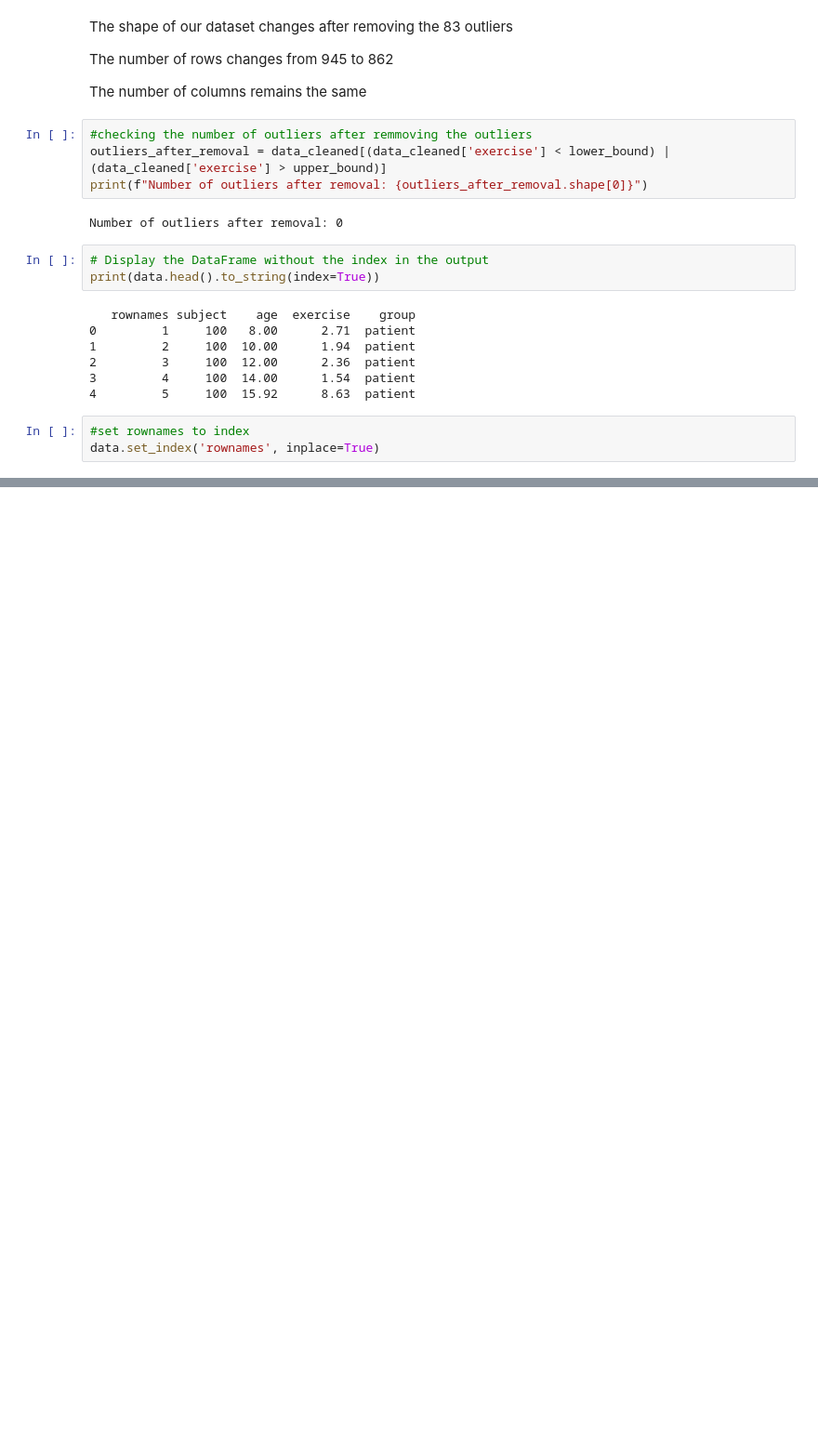
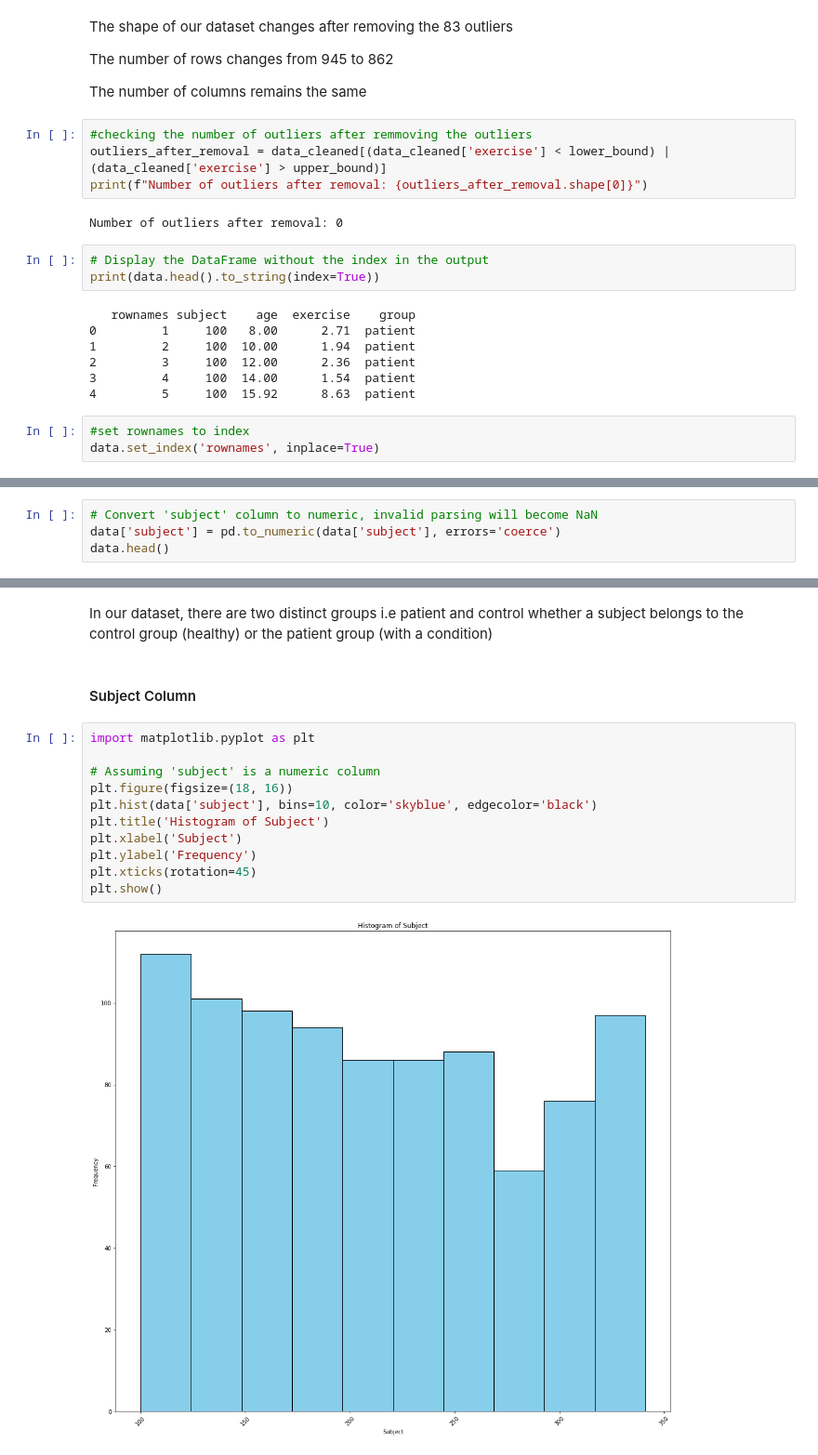
Before and after one commit to CessNgunjiri/Project, a Jupyter notebook: cecilia.ipynb, the cells around one changed output, grey strips where cells are left out. Shown at 93% size. Drawn from its saved outputs; the diff is of its cells as text; blank space fills up the shorter version.

```diff
--- a/cecilia.ipynb
+++ b/cecilia.ipynb
@@ -213,0 +217,4 @@ data.head()
+# %%
+# Convert 'subject' column to numeric, invalid parsing will become NaN
+data['subject'] = pd.to_numeric(data['subject'], errors='coerce')
+data.head()
@@ -213,0 +291,17 @@ data.head()
+# %% [markdown]
+In our dataset, there are two distinct groups i.e patient and control whether a subject belongs to the control group (healthy) or the patient group (with a condition)
+# %% [markdown]
+#### Subject Column
+# %%
+import matplotlib.pyplot as plt
+
+# Assuming 'subject' is a numeric column
+plt.figure(figsize=(18, 16))
+plt.hist(data['subject'], bins=10, color='skyblue', edgecolor='black')
+plt.title('Histogram of Subject')
+plt.xlabel('Subject')
+plt.ylabel('Frequency')
+plt.xticks(rotation=45)
+plt.show()
+# %% [output]
+[figure, added]
```
Also changed, not shown: parts of 46 cells of this notebook.
